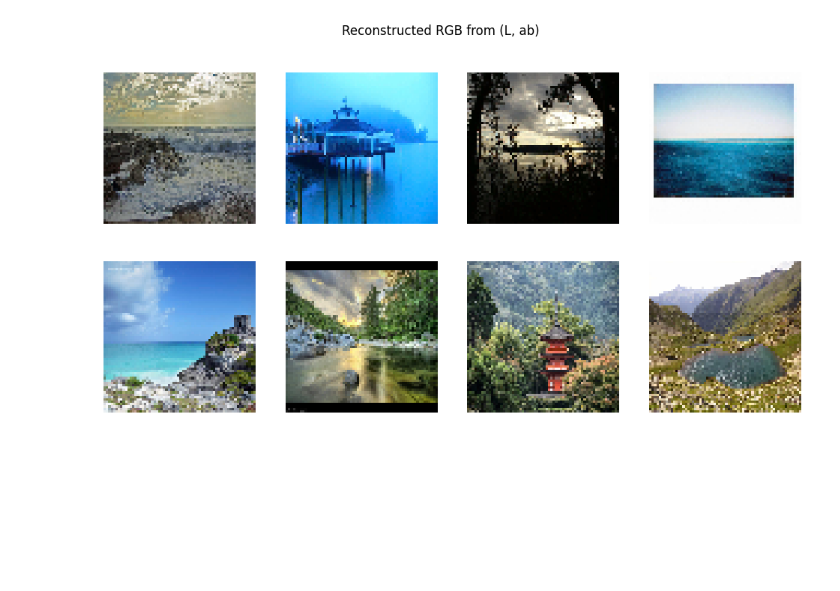
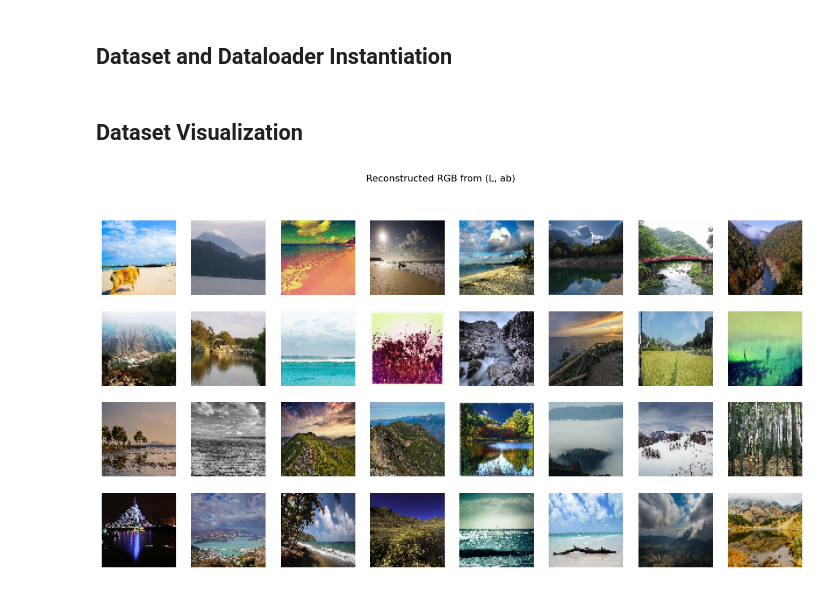
Before and after one commit to alihuss1017/cGAN-For-Colorization, a Jupyter notebook: main.ipynb, the cells around one changed output. Drawn from its saved outputs; the diff is of its cells as text; code cells hidden in the pictures; blank space fills up the shorter version.

```diff
--- a/main.ipynb
+++ b/main.ipynb
@@ -1 +12,3 @@
+# %% [markdown]
+## Dataset and Dataloader Instantiation
 # %%
@@ -33,46 +34,41 @@ class ToTensorTransform:
 # %%
 from torch.utils.data import DataLoader, random_split
 
-dataset = ColorizationDataset(image_folder = 'data', transform = ToTensorTransform())
+dataset = ColorizationDataset(image_folder = 'data')
+
 total_size = len(dataset)
-train_size = int(.9 * total_size)
+train_size = int(.7 * total_size)
 test_size = total_size - train_size
 train_data, test_data = random_split(dataset, [train_size, test_size])
-val_size = int(.3 * train_size)
-train_size = train_size - val_size
-train_data, val_data = random_split(train_data, [train_size, val_size])
 
-train_loader = DataLoader(train_data, batch_size = 32, shuffle = True)
-val_loader = DataLoader(val_data, batch_size=32, shuffle=True)
-test_loader = DataLoader(test_data, batch_size = 32, shuffle = True)
+train_loader = DataLoader(train_data, batch_size = 32, shuffle = True, num_workers = 4, drop_last = True)
+test_loader = DataLoader(test_data, batch_size = 32, shuffle = True, num_workers = 4, drop_last = True)
+# %% [markdown]
+## Dataset Visualization
 # %%
-import matplotlib.pyplot as plt
-import numpy as np
-import cv2
-
 L_batch, ab_batch = next(iter(train_loader))
 
 def lab_to_rgb(L, ab):
     L = np.squeeze(L)
     ab = np.transpose(ab, (1,2,0)) if ab.ndim == 3 else ab
-    L = L * 255.0
-    ab = ab + 128
+    L = L * 255
+    ab = (ab * 128) + 128
     lab = np.concatenate([L[..., np.newaxis], ab], axis = 2).astype(np.uint8)
     rgb = cv2.cvtColor(lab, cv2.COLOR_LAB2RGB)
     return rgb
 
 
-plt.figure(figsize = (12, 6))
-for i in range(8):
+plt.figure(figsize = (16,8))
+for i in range(32):
     L = L_batch[i].numpy()
     ab = ab_batch[i].numpy()
     rgb = lab_to_rgb(L, ab)
 
-    plt.subplot(2,4,i+1)
+    plt.subplot(4,8,i+1)
     plt.imshow(rgb)
     plt.axis('off')
 
 plt.suptitle("Reconstructed RGB from (L, ab)")
 plt.show()
 # %% [output]
-[figure, old version]
+[figure, new version]
```
Also changed, not shown: parts of 16 cells of this notebook.
